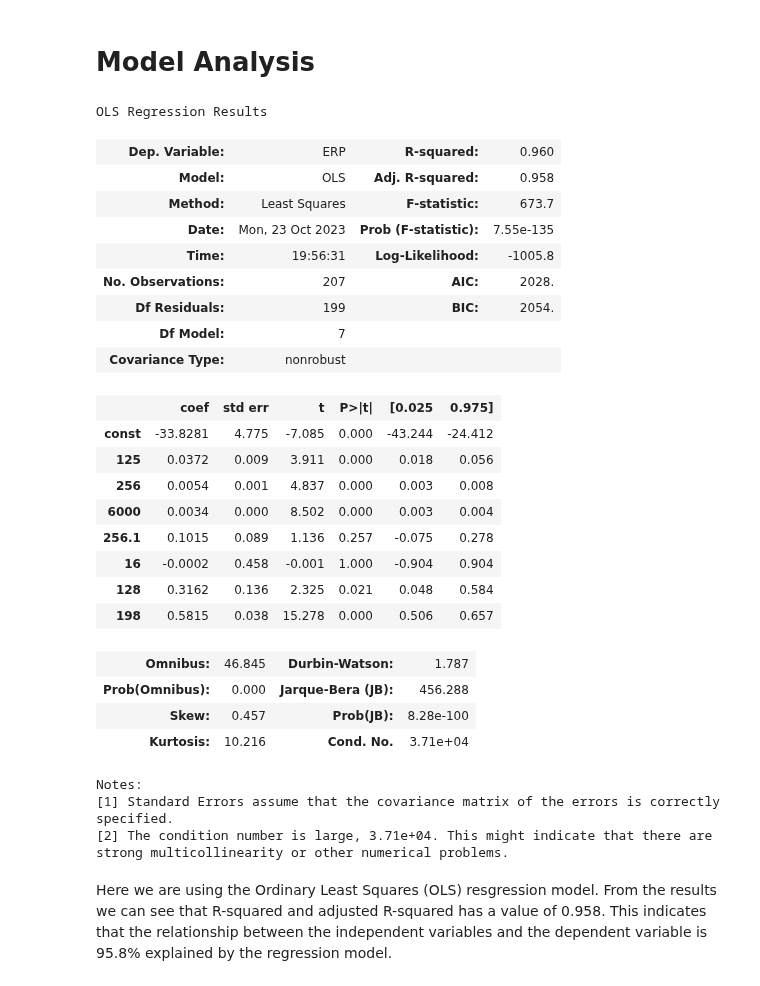
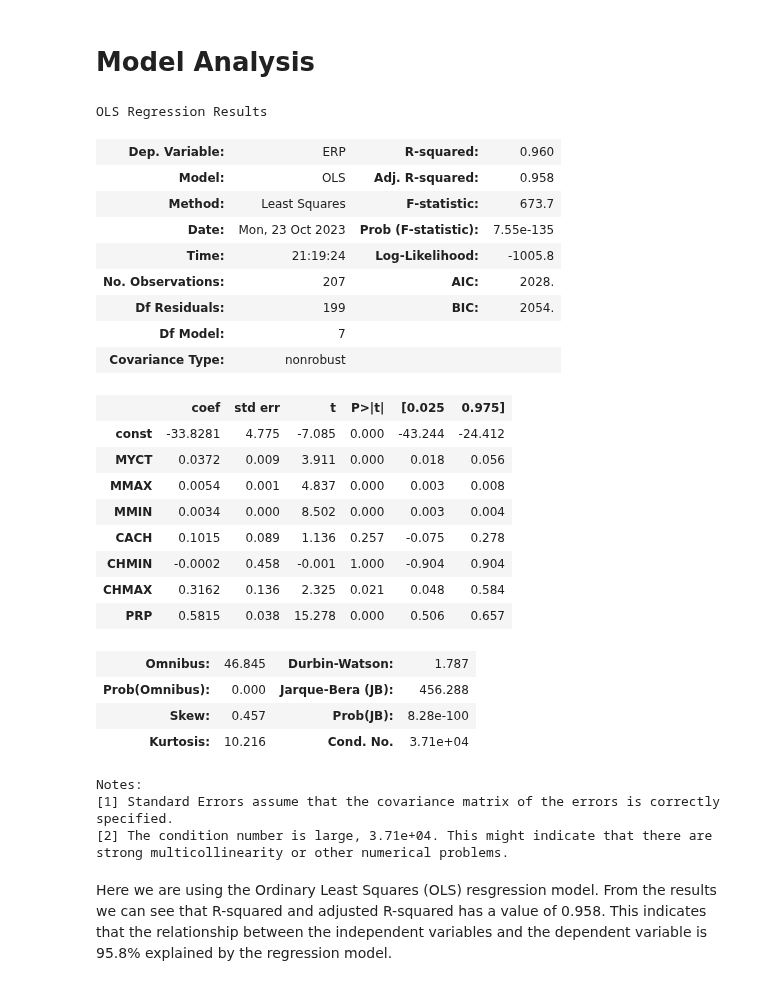
Before and after one commit to darkepacific/AAI-500-FinalTeamProject, a Jupyter notebook: AAI-500-FinalTeamProject.ipynb, the cells around one changed output. Drawn from its saved outputs; the diff is of its cells as text; code cells hidden in the pictures.

```diff
--- a/AAI-500-FinalTeamProject.ipynb
+++ b/AAI-500-FinalTeamProject.ipynb
@@ -575,51 +518,49 @@ Our linear regression will use `ERP` as the dependent variable. The ERP is a per
 # %%
 import statsmodels.api as sm
 from sklearn.model_selection import train_test_split
 import pandas as pd # for data science
 import numpy as np  # linear algebra library
 import matplotlib.pyplot as plt # plotting library
 import seaborn as sns # additional plotting library
 
-data = pd.read_csv('machine.csv', sep=',')
+#MLR of ERP
+x = df.iloc[:, [2,3,4,5,6,7,8]]
+y = pd.DataFrame(df['ERP'])
 
-#MLR of ERP
-x = data.iloc[:, [2,3,4,5,6,7,8]]
-y = pd.DataFrame(df['ERP'])
+#Train test split
+X_train, X_test, y_train, y_test = train_test_split(x, y, test_size=1, random_state=0)
+
+#OLS multiple linear regression
+X_train = sm.add_constant(X_train)
+model = sm.OLS(y_train, X_train).fit()
+model.summary()
+# %% [output]
+OLS Regression Results
+| Dep. Variable: | ERP | R-squared: | 0.960 |
+| Model: | OLS | Adj. R-squared: | 0.958 |
+| Method: | Least Squares | F-statistic: | 673.7 |
+| Date: | Mon, 23 Oct 2023 | Prob (F-statistic): | 7.55e-135 |
+| Time: | 21:19:24 | Log-Likelihood: | -1005.8 |
+| No. Observations: | 207 | AIC: | 2028. |
+| Df Residuals: | 199 | BIC: | 2054. |
+| Df Model: | 7 |  |  |
+| Covariance Type: | nonrobust |  |  |
+|  | coef | std err | t | P>|t| | [0.025 | 0.975] |
+| const | -33.8281 | 4.775 | -7.085 | 0.000 | -43.244 | -24.412 |
+| MYCT | 0.0372 | 0.009 | 3.911 | 0.000 | 0.018 | 0.056 |
+| MMAX | 0.0054 | 0.001 | 4.837 | 0.000 | 0.003 | 0.008 |
+| MMIN | 0.0034 | 0.000 | 8.502 | 0.000 | 0.003 | 0.004 |
+| CACH | 0.1015 | 0.089 | 1.136 | 0.257 | -0.075 | 0.278 |
+| CHMIN | -0.0002 | 0.458 | -0.001 | 1.000 | -0.904 | 0.904 |
+| CHMAX | 0.3162 | 0.136 | 2.325 | 0.021 | 0.048 | 0.584 |
+| PRP | 0.5815 | 0.038 | 15.278 | 0.000 | 0.506 | 0.657 |
+| Omnibus: | 46.845 | Durbin-Watson: | 1.787 |
+| Prob(Omnibus): | 0.000 | Jarque-Bera (JB): | 456.288 |
+| Skew: | 0.457 | Prob(JB): | 8.28e-100 |
+| Kurtosis: | 10.216 | Cond. No. | 3.71e+04 |
+Notes:
+[1] Standard Errors assume that the covariance matrix of the errors is correctly specified.
+[2] The condition number is large, 3.71e+04. This might indicate that there are
+strong multicollinearity or other numerical problems.
-# %%
-#Train test split
-X_train, X_test, y_train, y_test = train_test_split(x, y, test_size=1, random_state=0)
-
-#OLS multiple linear regression
-X_train = sm.add_constant(X_train)
-model = sm.OLS(y_train, X_train).fit()
-model.summary()
-# %% [output]
-OLS Regression Results
-| Dep. Variable: | ERP | R-squared: | 0.960 |
-| Model: | OLS | Adj. R-squared: | 0.958 |
-| Method: | Least Squares | F-statistic: | 673.7 |
-| Date: | Mon, 23 Oct 2023 | Prob (F-statistic): | 7.55e-135 |
-| Time: | 19:56:31 | Log-Likelihood: | -1005.8 |
-| No. Observations: | 207 | AIC: | 2028. |
-| Df Residuals: | 199 | BIC: | 2054. |
-| Df Model: | 7 |  |  |
-| Covariance Type: | nonrobust |  |  |
-|  | coef | std err | t | P>|t| | [0.025 | 0.975] |
-| const | -33.8281 | 4.775 | -7.085 | 0.000 | -43.244 | -24.412 |
-| 125 | 0.0372 | 0.009 | 3.911 | 0.000 | 0.018 | 0.056 |
-| 256 | 0.0054 | 0.001 | 4.837 | 0.000 | 0.003 | 0.008 |
-| 6000 | 0.0034 | 0.000 | 8.502 | 0.000 | 0.003 | 0.004 |
-| 256.1 | 0.1015 | 0.089 | 1.136 | 0.257 | -0.075 | 0.278 |
-| 16 | -0.0002 | 0.458 | -0.001 | 1.000 | -0.904 | 0.904 |
-| 128 | 0.3162 | 0.136 | 2.325 | 0.021 | 0.048 | 0.584 |
-| 198 | 0.5815 | 0.038 | 15.278 | 0.000 | 0.506 | 0.657 |
-| Omnibus: | 46.845 | Durbin-Watson: | 1.787 |
-| Prob(Omnibus): | 0.000 | Jarque-Bera (JB): | 456.288 |
-| Skew: | 0.457 | Prob(JB): | 8.28e-100 |
-| Kurtosis: | 10.216 | Cond. No. | 3.71e+04 |
-Notes:
-[1] Standard Errors assume that the covariance matrix of the errors is correctly specified.
-[2] The condition number is large, 3.71e+04. This might indicate that there are
-strong multicollinearity or other numerical problems.
 # %% [markdown]
 Here we are using the Ordinary Least Squares (OLS) resgression model. From the results we can see that R-squared and adjusted R-squared has a value of 0.958. This indicates that the relationship between the independent variables and the dependent variable is 95.8% explained by the regression model.
```
Also changed, not shown: parts of 42 cells of this notebook.
